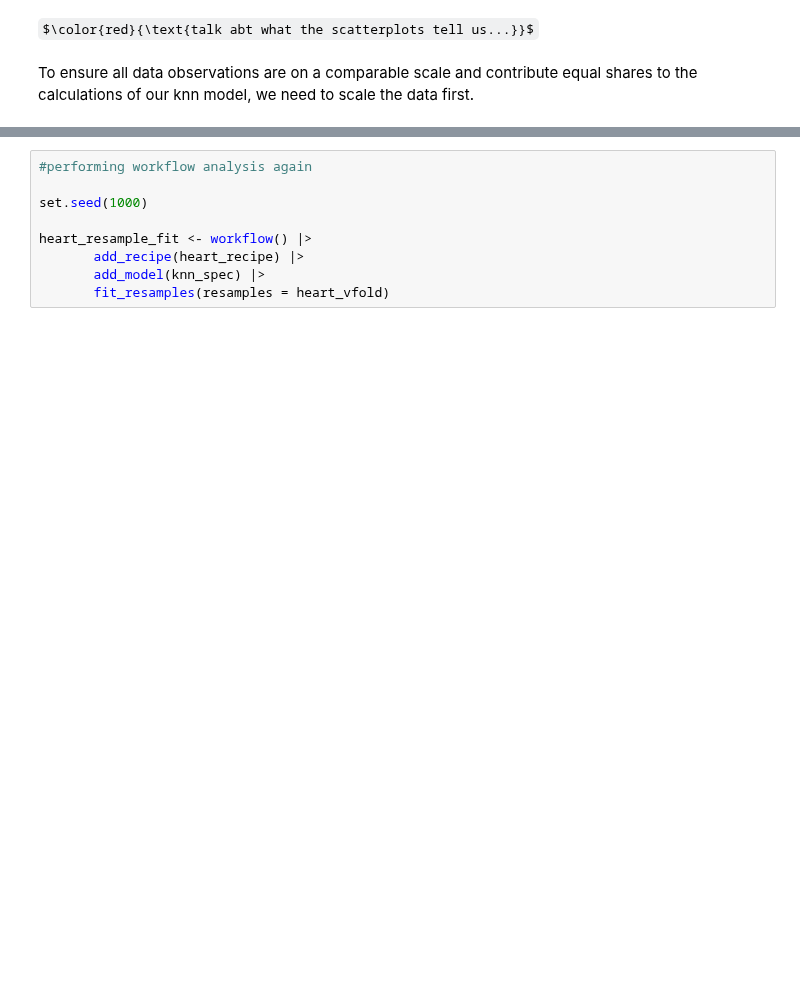
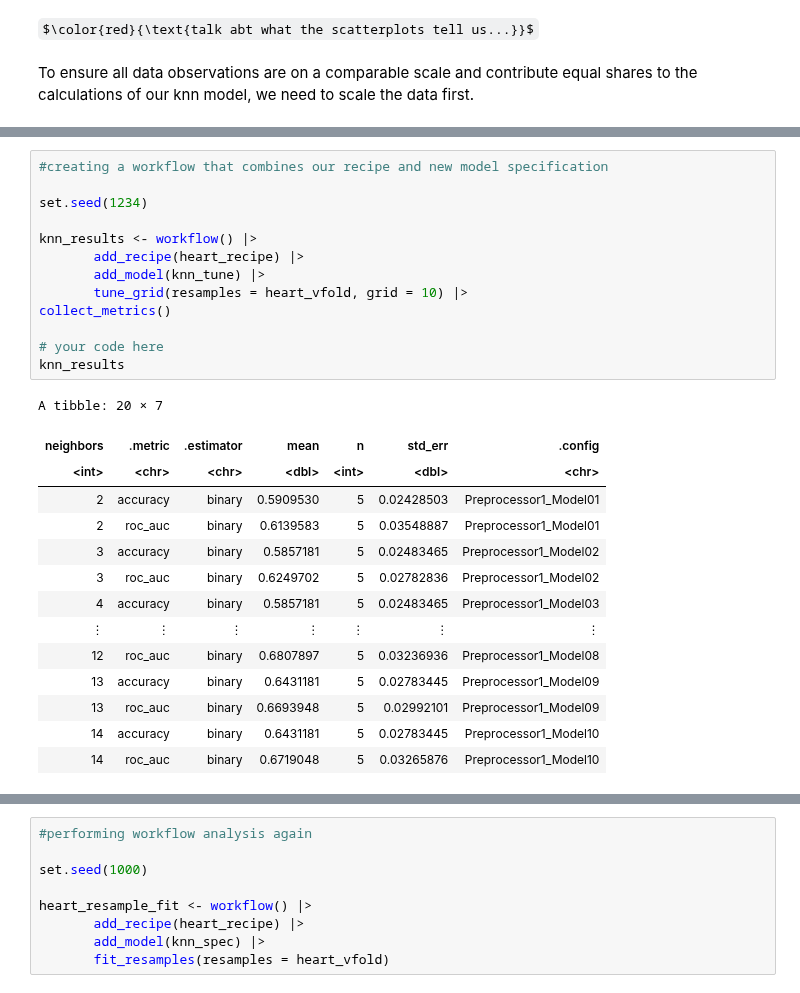
Before and after one commit to Nitro-87/Group-2-Project-Proposal, a Jupyter notebook: Project-Report.ipynb, the cells around one changed output, grey strips where cells are left out. Cells and saved outputs as stored; diff of their text form; some formulas as TeX source; blank space fills up the shorter version.

```diff
--- a/Project-Report.ipynb
+++ b/Project-Report.ipynb
@@ -290,0 +313,28 @@ predictor: 3
+# %%
+#creating a workflow that combines our recipe and new model specification
+
+set.seed(1234)
+
+knn_results <- workflow() |>
+       add_recipe(heart_recipe) |>
+       add_model(knn_tune) |>
+       tune_grid(resamples = heart_vfold, grid = 10) |>
+collect_metrics()
+
+# your code here
+knn_results
+# %% [output]
+A tibble: 20 × 7
+| neighbors | .metric | .estimator | mean | n | std_err | .config |
+| <int> | <chr> | <chr> | <dbl> | <int> | <dbl> | <chr> |
+| 2 | accuracy | binary | 0.5909530 | 5 | 0.02428503 | Preprocessor1_Model01 |
+| 2 | roc_auc | binary | 0.6139583 | 5 | 0.03548887 | Preprocessor1_Model01 |
+| 3 | accuracy | binary | 0.5857181 | 5 | 0.02483465 | Preprocessor1_Model02 |
+| 3 | roc_auc | binary | 0.6249702 | 5 | 0.02782836 | Preprocessor1_Model02 |
+| 4 | accuracy | binary | 0.5857181 | 5 | 0.02483465 | Preprocessor1_Model03 |
+| ⋮ | ⋮ | ⋮ | ⋮ | ⋮ | ⋮ | ⋮ |
+| 12 | roc_auc | binary | 0.6807897 | 5 | 0.03236936 | Preprocessor1_Model08 |
+| 13 | accuracy | binary | 0.6431181 | 5 | 0.02783445 | Preprocessor1_Model09 |
+| 13 | roc_auc | binary | 0.6693948 | 5 | 0.02992101 | Preprocessor1_Model09 |
+| 14 | accuracy | binary | 0.6431181 | 5 | 0.02783445 | Preprocessor1_Model10 |
+| 14 | roc_auc | binary | 0.6719048 | 5 | 0.03265876 | Preprocessor1_Model10 |
```
Also changed, not shown: parts of 12 cells of this notebook.
